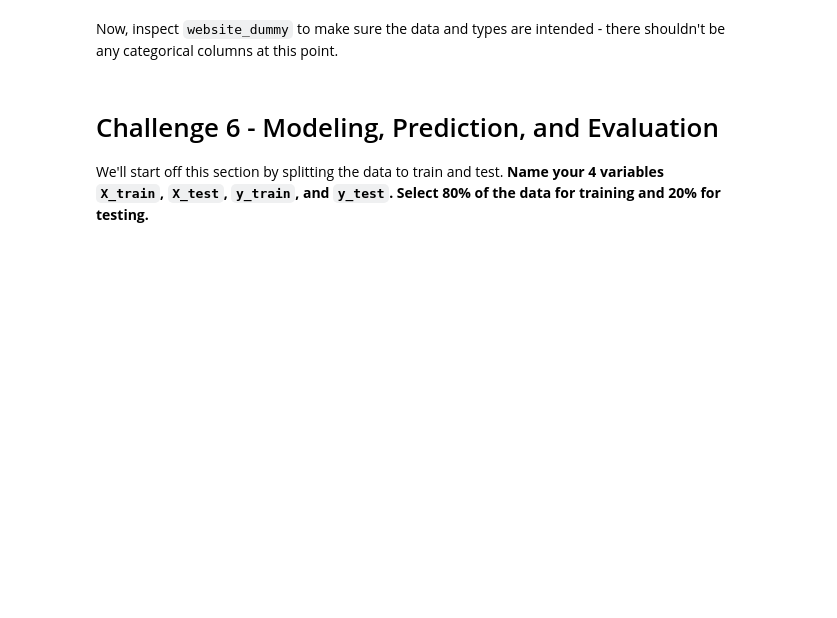
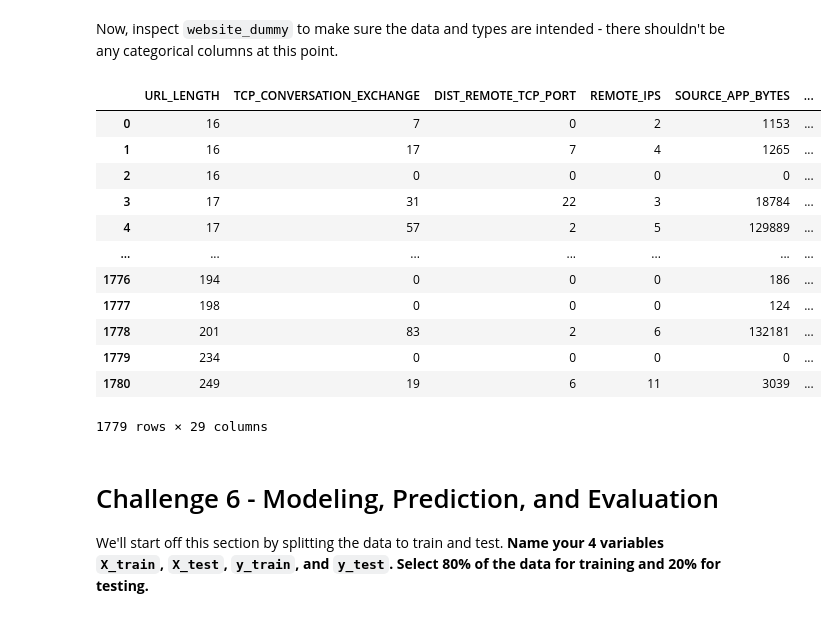
Before and after one commit to Ironhack-data-bcn-april-2023/lab-supervised-learning, a Jupyter notebook: your-code/main.ipynb, the cells around one changed output. Cells and saved outputs as stored; diff of their text form; code cells hidden in the pictures; blank space fills up the shorter version.

```diff
--- a/your-code/main.ipynb
+++ b/your-code/main.ipynb
@@ -375,2 +376,6 @@ At the end, your `SERVER` column should only contain 4 unique values: `Microsoft
+# %%
+# Your code here
+server_types = ["Microsoft", "Apache", "nginx"]
+web_final["SERVER"] = web_final["SERVER"].apply(lambda x: next((s for s in server_types if s in x), "Other"))
 # %%
 # Count `SERVER` value counts here
@@ -378,10 +390,26 @@ At the end, your `SERVER` column should only contain 4 unique values: `Microsoft
 OK, all our categorical data are fixed now. **Let's convert them to ordinal data using Pandas' `get_dummies` function ([documentation](https://pandas.pydata.org/pandas-docs/stable/generated/pandas.get_dummies.html)).** Make sure you drop the categorical columns by passing `drop_first=True` to `get_dummies` as we don't need them any more. **Also, assign the data with dummy values to a new variable `website_dummy`.**
 # %%
 # Your code here
+website_dummy = pd.get_dummies(data=web_final, drop_first=True)
 # %% [markdown]
 Now, inspect `website_dummy` to make sure the data and types are intended - there shouldn't be any categorical columns at this point.
 # %%
 # Your code here
+website_dummy
+# %% [output]
+|  | URL_LENGTH | TCP_CONVERSATION_EXCHANGE | DIST_REMOTE_TCP_PORT | REMOTE_IPS | SOURCE_APP_BYTES | ... |
+| 0 | 16 | 7 | 0 | 2 | 1153 | ... |
+| 1 | 16 | 17 | 7 | 4 | 1265 | ... |
+| 2 | 16 | 0 | 0 | 0 | 0 | ... |
+| 3 | 17 | 31 | 22 | 3 | 18784 | ... |
+| 4 | 17 | 57 | 2 | 5 | 129889 | ... |
+| ... | ... | ... | ... | ... | ... | ... |
+| 1776 | 194 | 0 | 0 | 0 | 186 | ... |
+| 1777 | 198 | 0 | 0 | 0 | 124 | ... |
+| 1778 | 201 | 83 | 2 | 6 | 132181 | ... |
+| 1779 | 234 | 0 | 0 | 0 | 0 | ... |
+| 1780 | 249 | 19 | 6 | 11 | 3039 | ... |
+1779 rows × 29 columns
 # %% [markdown]
 # Challenge 6 - Modeling, Prediction, and Evaluation
 
```
Also changed, not shown: parts of 5 cells of this notebook.
